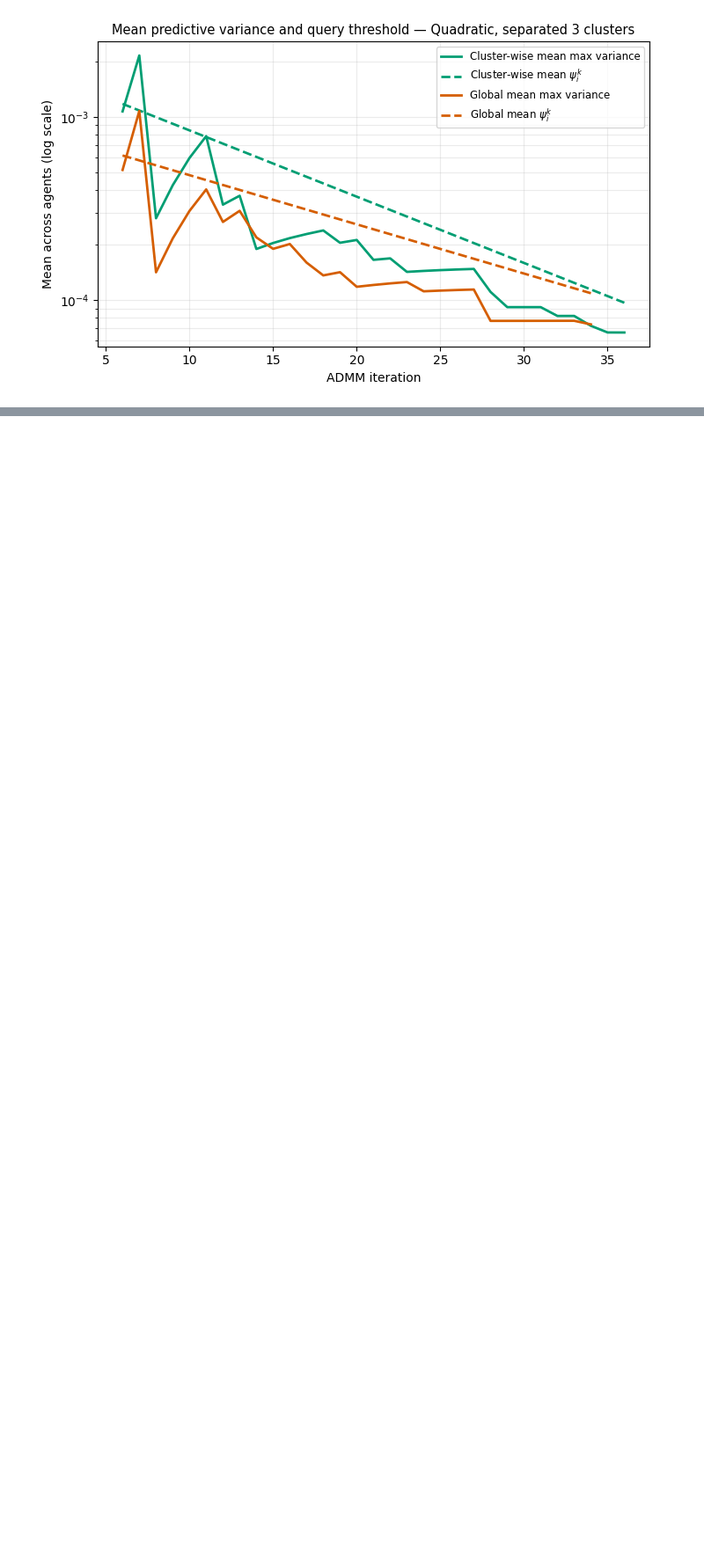
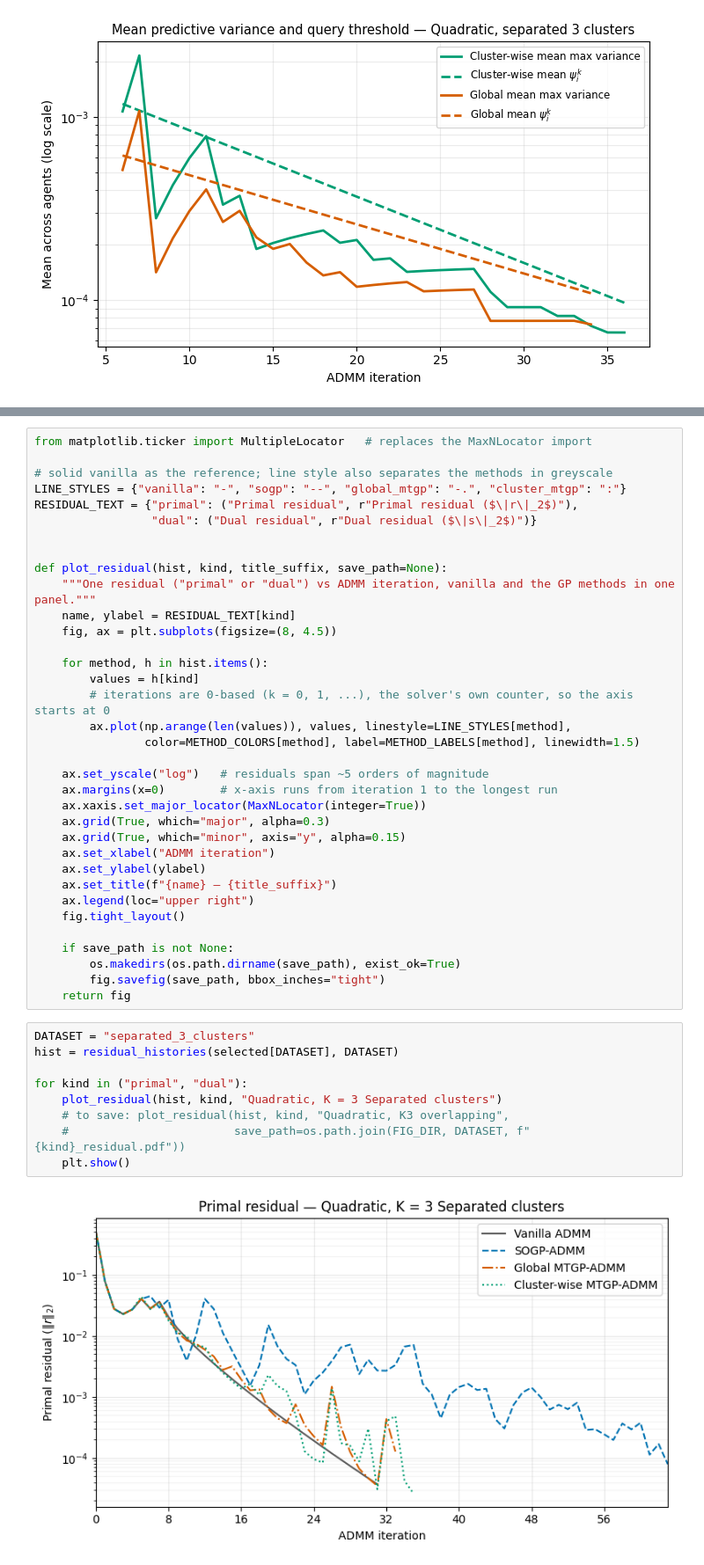
Before and after one commit to dvu29lsu/Communication-Efficient-ADMM-using-Multitask-Gaussian-Processes, a Jupyter notebook: analysis/noise_level_adaptation_hyperparameter_analysis_quadratics_functions.ipynb, the cells around one changed output, grey strips where cells are left out. Shown at 88% size. Cells and saved outputs as stored; diff of their text form; blank space fills up the shorter version.

```diff
--- a/analysis/noise_level_adaptation_hyperparameter_analysis_quadratics_functions.ipynb
+++ b/analysis/noise_level_adaptation_hyperparameter_analysis_quadratics_functions.ipynb
@@ -545,0 +697,46 @@ sogp_error = sogp_selected_traj["grads_error_per_iter"]
+# %%
+from matplotlib.ticker import MultipleLocator   # replaces the MaxNLocator import
+
+# solid vanilla as the reference; line style also separates the methods in greyscale
+LINE_STYLES = {"vanilla": "-", "sogp": "--", "global_mtgp": "-.", "cluster_mtgp": ":"}
+RESIDUAL_TEXT = {"primal": ("Primal residual", r"Primal residual ($\|r\|_2$)"),
+                 "dual": ("Dual residual", r"Dual residual ($\|s\|_2$)")}
+
+
+def plot_residual(hist, kind, title_suffix, save_path=None):
+    """One residual ("primal" or "dual") vs ADMM iteration, vanilla and the GP methods in one panel."""
+    name, ylabel = RESIDUAL_TEXT[kind]
+    fig, ax = plt.subplots(figsize=(8, 4.5))
+
+    for method, h in hist.items():
+        values = h[kind]
+        # iterations are 0-based (k = 0, 1, ...), the solver's own counter, so the axis starts at 0
+        ax.plot(np.arange(len(values)), values, linestyle=LINE_STYLES[method],
+                color=METHOD_COLORS[method], label=METHOD_LABELS[method], linewidth=1.5)
+
+    ax.set_yscale("log")   # residuals span ~5 orders of magnitude
+    ax.margins(x=0)        # x-axis runs from iteration 1 to the longest run
+    ax.xaxis.set_major_locator(MaxNLocator(integer=True))
+    ax.grid(True, which="major", alpha=0.3)
+    ax.grid(True, which="minor", axis="y", alpha=0.15)
+    ax.set_xlabel("ADMM iteration")
+    ax.set_ylabel(ylabel)
+    ax.set_title(f"{name} — {title_suffix}")
+    ax.legend(loc="upper right")
+    fig.tight_layout()
+
+    if save_path is not None:
+        os.makedirs(os.path.dirname(save_path), exist_ok=True)
+        fig.savefig(save_path, bbox_inches="tight")
+    return fig
+# %%
+DATASET = "separated_3_clusters"
+hist = residual_histories(selected[DATASET], DATASET)
+
+for kind in ("primal", "dual"):
+    plot_residual(hist, kind, "Quadratic, K = 3 Separated clusters")
+    # to save: plot_residual(hist, kind, "Quadratic, K3 overlapping",
+    #                        save_path=os.path.join(FIG_DIR, DATASET, f"{kind}_residual.pdf"))
+    plt.show()
+# %% [output]
+[figure, added]
```
Also changed, not shown: parts of 15 cells of this notebook, 1 other file.
